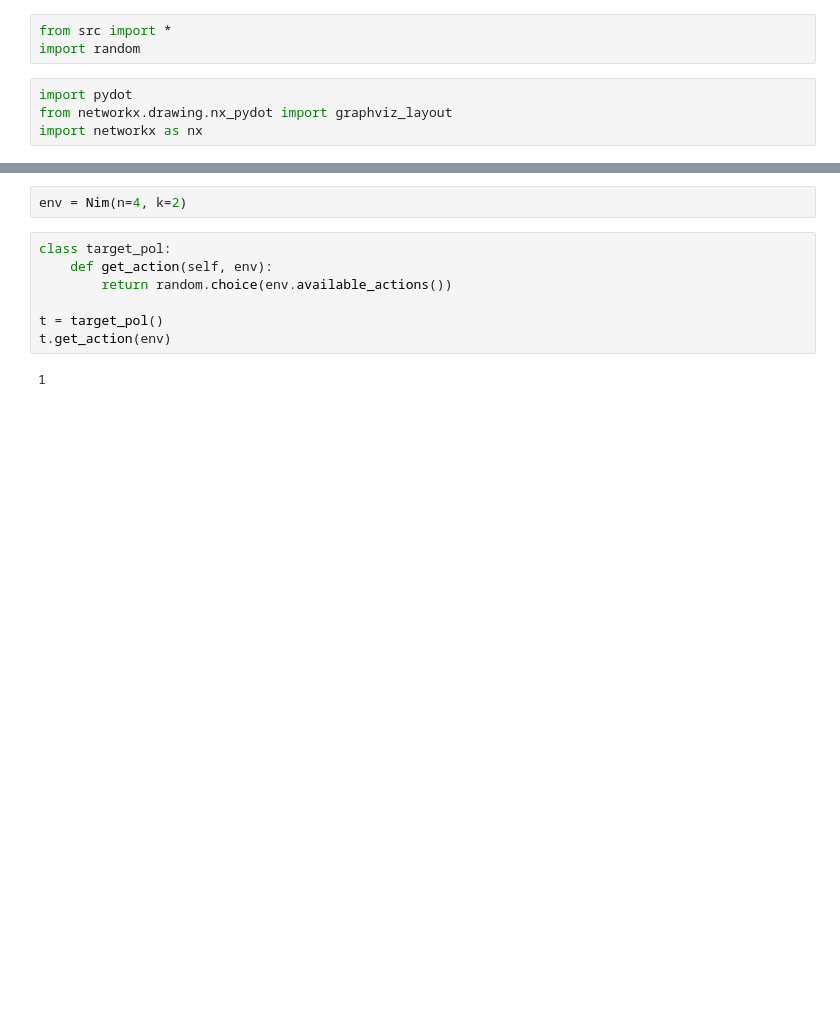
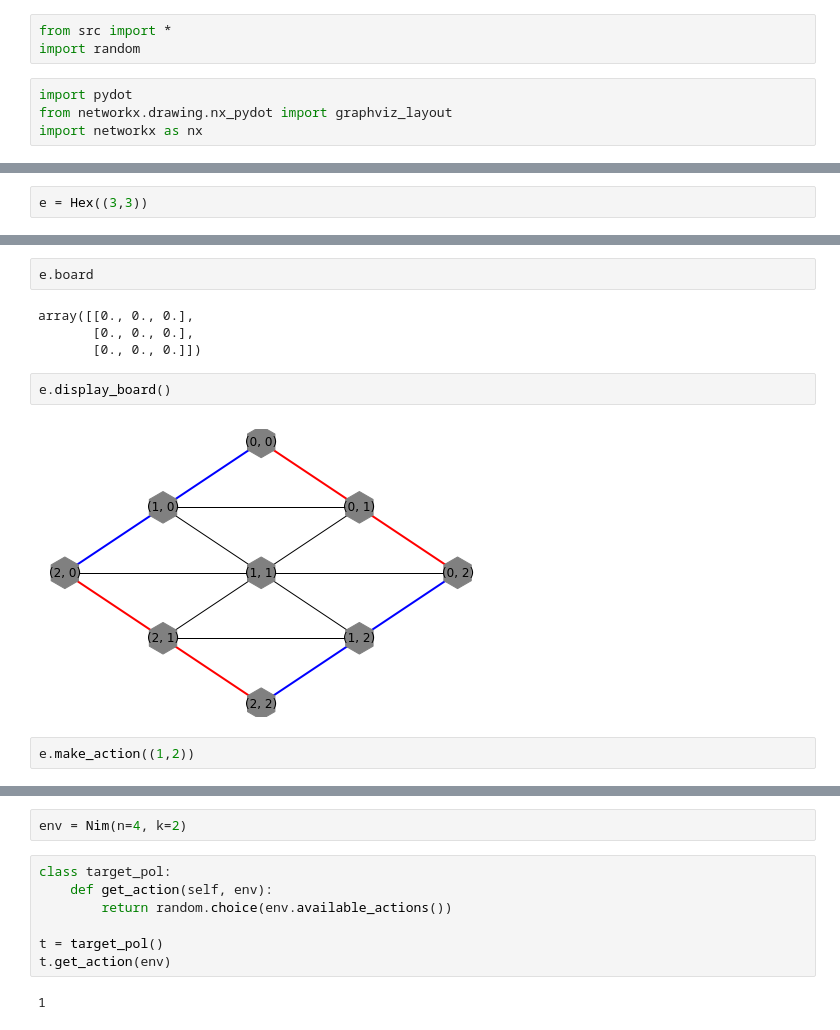
Before and after one commit to AndersBjelland/IT3105_Project2, a Jupyter notebook: MCTS test.ipynb, the cells around one changed output, grey strips where cells are left out. Cells and saved outputs as stored; diff of their text form; blank space fills up the shorter version.

```diff
--- a/MCTS test.ipynb
+++ b/MCTS test.ipynb
@@ -7,0 +184,2 @@ import networkx as nx
+# %%
+e = Hex((3,3))
@@ -7,0 +198,12 @@ import networkx as nx
+# %%
+e.board
+# %% [output]
+array([[0., 0., 0.],
+       [0., 0., 0.],
+       [0., 0., 0.]])
+# %%
+e.display_board()
+# %% [output]
+[figure, added]
+# %%
+e.make_action((1,2))
```
Also changed, not shown: parts of 55 cells of this notebook, 4 other files.
